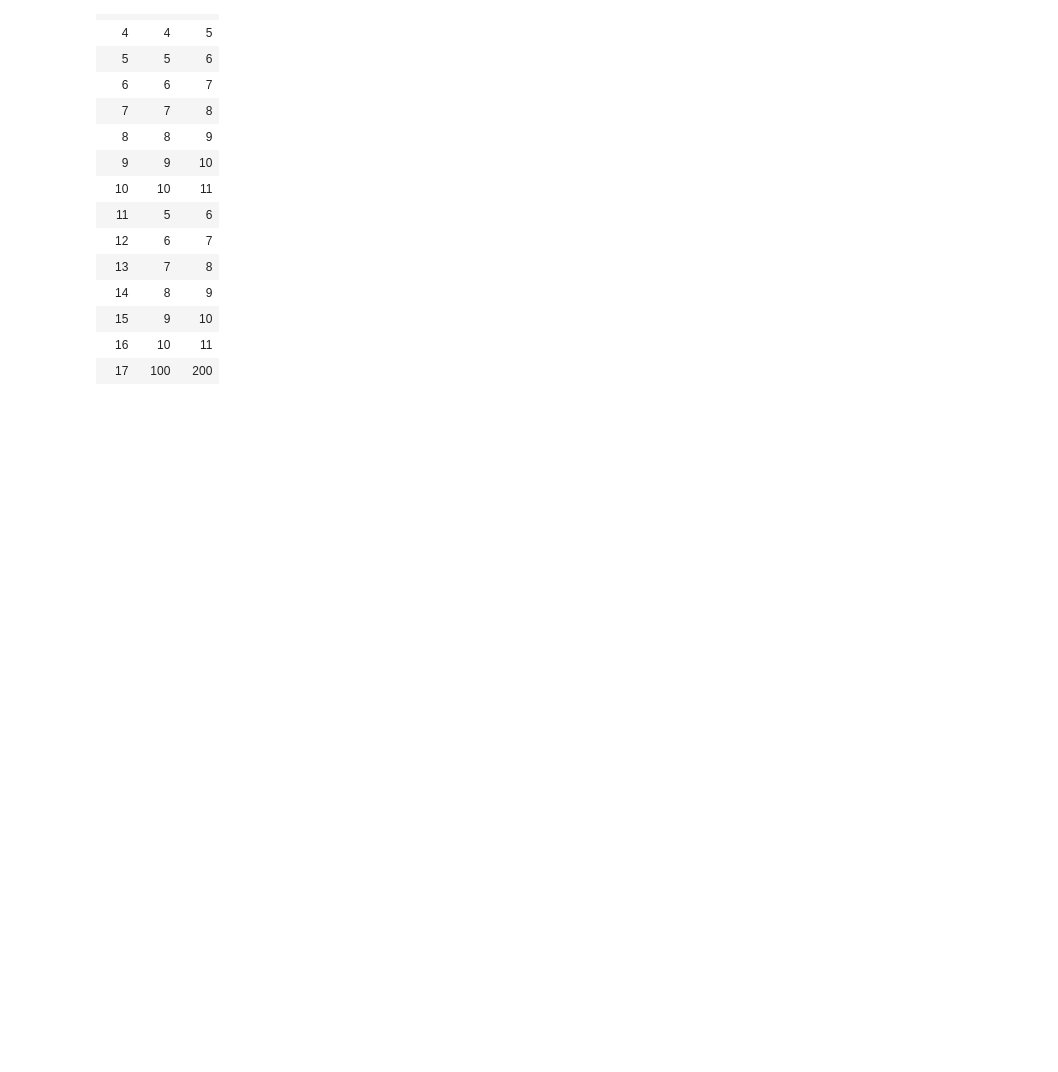
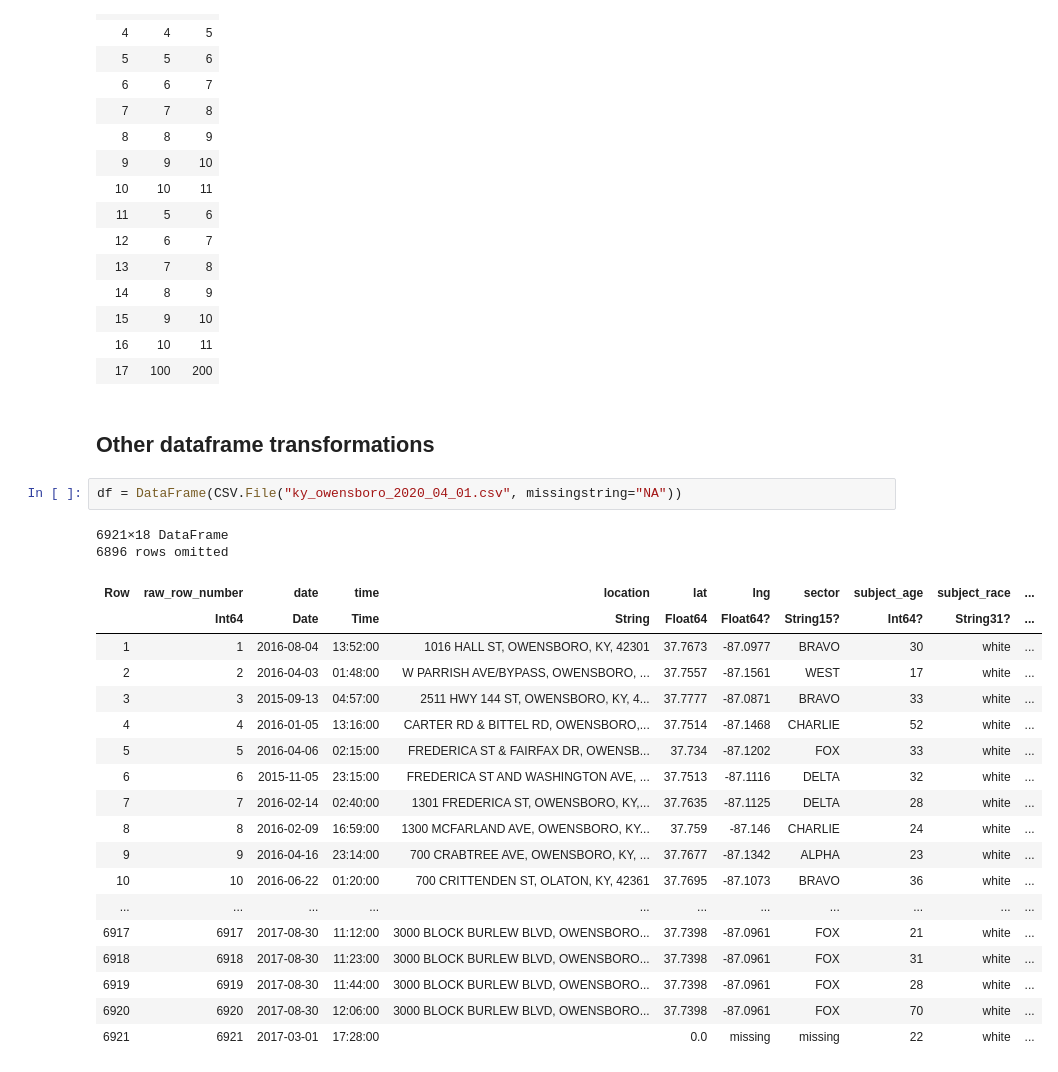
Before and after one commit to chlazaris/Julia_for_DS, a Jupyter notebook: Julia_for_DS.ipynb, the cells around one changed output. Drawn from its saved outputs; the diff is of its cells as text; blank space fills up the shorter version.

Commit message:
Added some notes on advanced dataframe transformations

```diff
--- a/Julia_for_DS.ipynb
+++ b/Julia_for_DS.ipynb
@@ -1445,3 +1453,28 @@ push!(df3, (x = 100, y = 200))
 | 15 | 9 | 10 |
 | 16 | 10 | 11 |
 | 17 | 100 | 200 |
+# %% [markdown]
+## Other dataframe transformations
+# %%
+df = DataFrame(CSV.File("ky_owensboro_2020_04_01.csv", missingstring="NA"))
+# %% [output]
+6921×18 DataFrame
+6896 rows omitted
+| Row | raw_row_number | date | time | location | lat | lng | sector | subject_age | subject_race | ... |
+|  | Int64 | Date | Time | String | Float64 | Float64? | String15? | Int64? | String31? | ... |
+| 1 | 1 | 2016-08-04 | 13:52:00 | 1016 HALL ST, OWENSBORO, KY, 42301 | 37.7673 | -87.0977 | BRAVO | 30 | white | ... |
+| 2 | 2 | 2016-04-03 | 01:48:00 | W PARRISH AVE/BYPASS, OWENSBORO, ... | 37.7557 | -87.1561 | WEST | 17 | white | ... |
+| 3 | 3 | 2015-09-13 | 04:57:00 | 2511 HWY 144 ST, OWENSBORO, KY, 4... | 37.7777 | -87.0871 | BRAVO | 33 | white | ... |
+| 4 | 4 | 2016-01-05 | 13:16:00 | CARTER RD & BITTEL RD, OWENSBORO,... | 37.7514 | -87.1468 | CHARLIE | 52 | white | ... |
+| 5 | 5 | 2016-04-06 | 02:15:00 | FREDERICA ST & FAIRFAX DR, OWENSB... | 37.734 | -87.1202 | FOX | 33 | white | ... |
+| 6 | 6 | 2015-11-05 | 23:15:00 | FREDERICA ST AND WASHINGTON AVE, ... | 37.7513 | -87.1116 | DELTA | 32 | white | ... |
+| 7 | 7 | 2016-02-14 | 02:40:00 | 1301 FREDERICA ST, OWENSBORO, KY,... | 37.7635 | -87.1125 | DELTA | 28 | white | ... |
+| 8 | 8 | 2016-02-09 | 16:59:00 | 1300 MCFARLAND AVE, OWENSBORO, KY... | 37.759 | -87.146 | CHARLIE | 24 | white | ... |
+| 9 | 9 | 2016-04-16 | 23:14:00 | 700 CRABTREE AVE, OWENSBORO, KY, ... | 37.7677 | -87.1342 | ALPHA | 23 | white | ... |
+| 10 | 10 | 2016-06-22 | 01:20:00 | 700 CRITTENDEN ST, OLATON, KY, 42361 | 37.7695 | -87.1073 | BRAVO | 36 | white | ... |
+| ... | ... | ... | ... | ... | ... | ... | ... | ... | ... | ... |
+| 6917 | 6917 | 2017-08-30 | 11:12:00 | 3000 BLOCK BURLEW BLVD, OWENSBORO... | 37.7398 | -87.0961 | FOX | 21 | white | ... |
+| 6918 | 6918 | 2017-08-30 | 11:23:00 | 3000 BLOCK BURLEW BLVD, OWENSBORO... | 37.7398 | -87.0961 | FOX | 31 | white | ... |
+| 6919 | 6919 | 2017-08-30 | 11:44:00 | 3000 BLOCK BURLEW BLVD, OWENSBORO... | 37.7398 | -87.0961 | FOX | 28 | white | ... |
+| 6920 | 6920 | 2017-08-30 | 12:06:00 | 3000 BLOCK BURLEW BLVD, OWENSBORO... | 37.7398 | -87.0961 | FOX | 70 | white | ... |
+| 6921 | 6921 | 2017-03-01 | 17:28:00 |  | 0.0 | missing | missing | 22 | white | ... |
```
Also changed, not shown: parts of 17 cells of this notebook.
